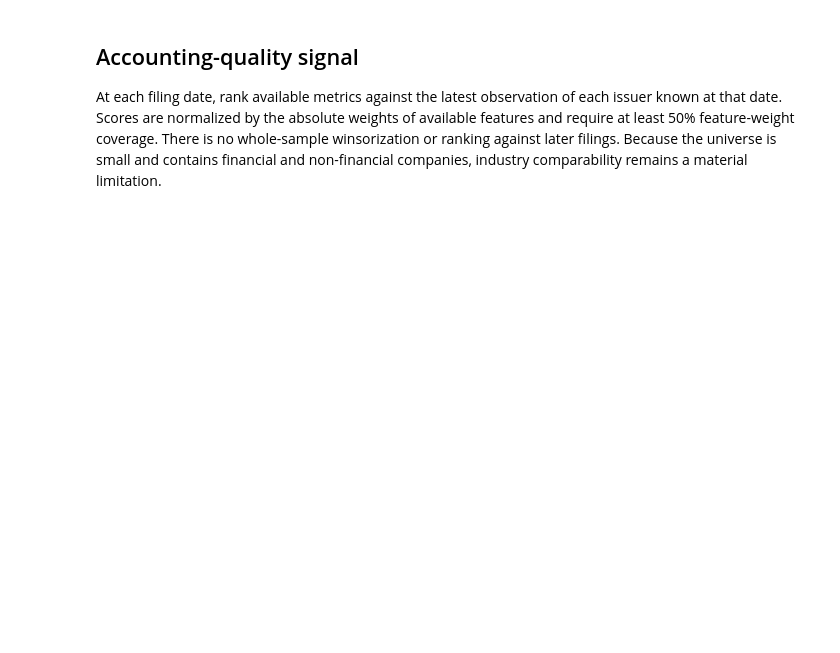
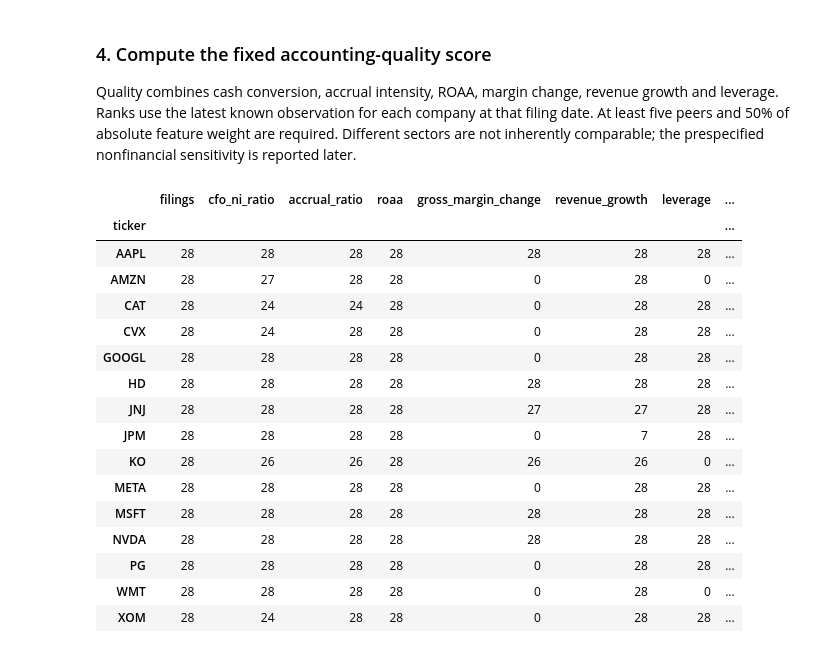
Before and after one commit to miguelpozosilva236-commits/financial-statement-quality-earnings-surprise, a Jupyter notebook: notebooks/Financial_Statement_Quality_Earnings_Surprise_Model.ipynb, the cells around one changed output. Saved outputs shown, nothing was run; the diff lists cells and outputs as text; code cells hidden in the pictures; blank space fills up the shorter version.

```diff
--- a/notebooks/Financial_Statement_Quality_Earnings_Surprise_Model.ipynb
+++ b/notebooks/Financial_Statement_Quality_Earnings_Surprise_Model.ipynb
@@ -278,49 +264,32 @@ print("Filing rows:", len(sec))
 # %% [markdown]
-## Accounting-quality signal
-At each filing date, rank available metrics against the latest observation of each issuer known at that date. Scores are normalized by the absolute weights of available features and require at least 50% feature-weight coverage. There is no whole-sample winsorization or ranking against later filings. Because the universe is small and contains financial and non-financial companies, industry comparability remains a material limitation.
+### 4. Compute the fixed accounting-quality score
+Quality combines cash conversion, accrual intensity, ROAA, margin change, revenue growth and leverage.
+Ranks use the latest known observation for each company at that filing date. At least five peers and
+50% of absolute feature weight are required. Different sectors are not inherently comparable; the
+prespecified nonfinancial sensitivity is reported later.
 # %%
-WEIGHTS = {"cfo_ni_ratio": 1., "accrual_ratio": -1., "roaa": 1.,
-           "gross_margin_change": .75, "revenue_growth": .5, "leverage": -.75}
-
-def compute_quality(features, min_peers=5):
-    """Score each filing using a one-row-per-issuer information set available then."""
-    out = features.sort_values(["filing_date", "ticker"]).reset_index(drop=True).copy()
-    out["gross_margin"] = out["gross_profit"] / out["revenue"].replace(0, np.nan)
-    out["revenue_growth"] = out["revenue"] / out["prior_year_revenue"].replace(0, np.nan) - 1
-    out["gross_margin_change"] = out["gross_margin"] - out["prior_year_gross_margin"]
-    out["avg_assets"] = (out["assets"] + out["prior_year_assets"]) / 2
-    denom = out["avg_assets"].where(out["avg_assets"] > 0)
-    out["roaa"] = out["net_income"] / denom
-    out["accrual_ratio"] = (out["net_income"] - out["cfo"]) / denom
-    out["cfo_ni_ratio"] = out["cfo"] / out["net_income"].where(out["net_income"] > 0)
-    out["leverage"] = out["liabilities"] / out["assets"].where(out["assets"] > 0)
-    for metric in WEIGHTS:
-        out[metric] = numeric(out[metric])
-    out["quality_score"] = np.nan
-    out["quality_coverage"] = 0.
-    out["quality_peer_count"] = 0
-    for day, indices in out.groupby("filing_date", sort=True).groups.items():
-        known = out.loc[out["filing_date"] <= day].drop_duplicates("ticker", keep="last").set_index("ticker")
-        scores, coverages = [], []
-        for metric, weight in WEIGHTS.items():
-            values = known[metric]
-            count = values.notna().sum()
-            rank = values.rank(method="average")
-            centered = (2 * (rank - 1) / (count - 1) - 1) if count >= min_peers else values * np.nan
-            scores.append(centered * weight)
-            coverages.append(centered.notna() * abs(weight))
-        numerator = pd.concat(scores, axis=1).sum(axis=1, min_count=1)
-        denominator = pd.concat(coverages, axis=1).sum(axis=1)
-        score = (numerator / denominator.replace(0, np.nan)).where(
-            denominator / sum(abs(w) for w in WEIGHTS.values()) >= .5)
-        for index in indices:
-            ticker = out.at[index, "ticker"]
-            out.at[index, "quality_score"] = score.get(ticker, np.nan)
-            out.at[index, "quality_coverage"] = denominator.get(ticker, 0) / sum(abs(w) for w in WEIGHTS.values())
-            out.at[index, "quality_peer_count"] = len(known)
-    return out
-
-sec = compute_quality(sec)
-display(sec.groupby("ticker").agg(filings=("filing_date", "count"),
-    median_quality=("quality_score", "median"), coverage=("quality_coverage", "median")))
+sec=compute_quality(sec)
+feature_cols=['cfo_ni_ratio','accrual_ratio','roaa','gross_margin_change','revenue_growth','leverage']
+coverage=sec.groupby('ticker')[feature_cols+['quality_score']].count()
+coverage.insert(0,'filings',sec.groupby('ticker').size())
+display(coverage)
+assert sec['quality_score'].notna().any()
+# %% [output]
+|  | filings | cfo_ni_ratio | accrual_ratio | roaa | gross_margin_change | revenue_growth | leverage | ... |
+| ticker |  |  |  |  |  |  |  | ... |
+| AAPL | 28 | 28 | 28 | 28 | 28 | 28 | 28 | ... |
+| AMZN | 28 | 27 | 28 | 28 | 0 | 28 | 0 | ... |
+| CAT | 28 | 24 | 24 | 28 | 0 | 28 | 28 | ... |
+| CVX | 28 | 24 | 28 | 28 | 0 | 28 | 28 | ... |
+| GOOGL | 28 | 28 | 28 | 28 | 0 | 28 | 28 | ... |
+| HD | 28 | 28 | 28 | 28 | 28 | 28 | 28 | ... |
+| JNJ | 28 | 28 | 28 | 28 | 27 | 27 | 28 | ... |
+| JPM | 28 | 28 | 28 | 28 | 0 | 7 | 28 | ... |
+| KO | 28 | 26 | 26 | 28 | 26 | 26 | 0 | ... |
+| META | 28 | 28 | 28 | 28 | 0 | 28 | 28 | ... |
+| MSFT | 28 | 28 | 28 | 28 | 28 | 28 | 28 | ... |
+| NVDA | 28 | 28 | 28 | 28 | 28 | 28 | 28 | ... |
+| PG | 28 | 28 | 28 | 28 | 0 | 28 | 28 | ... |
+| WMT | 28 | 28 | 28 | 28 | 0 | 28 | 0 | ... |
+| XOM | 28 | 24 | 28 | 28 | 0 | 28 | 28 | ... |
 # %%
```
Also changed, not shown: parts of 31 cells of this notebook, 29 other files.
